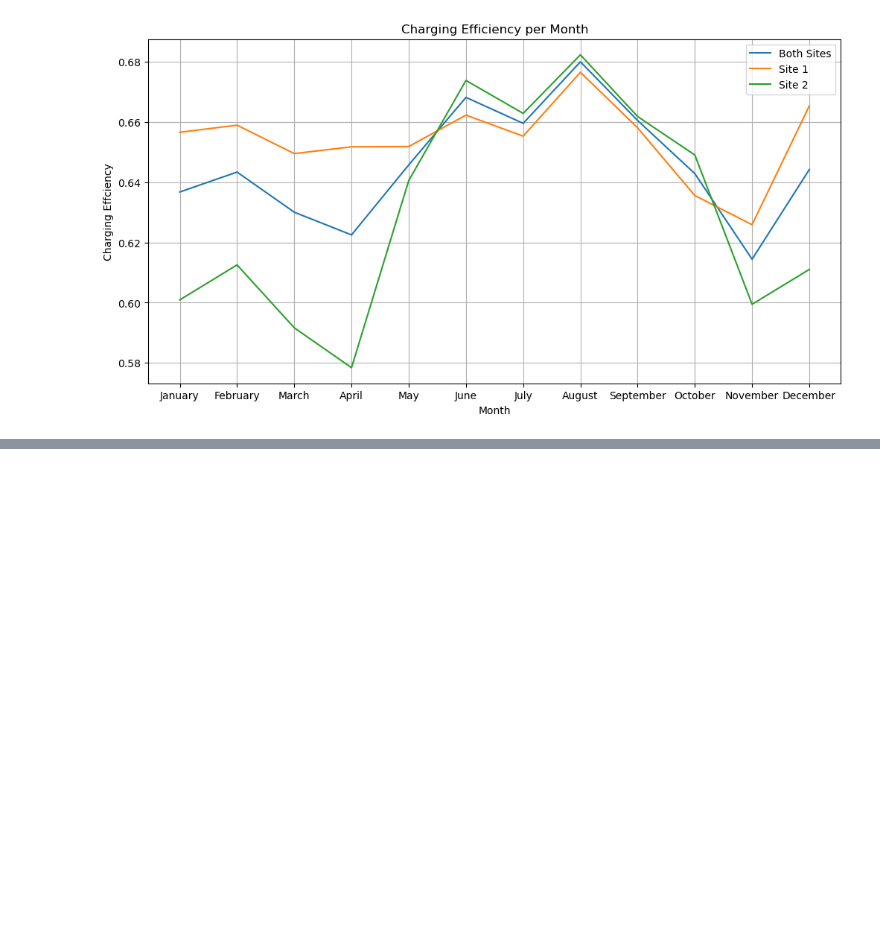
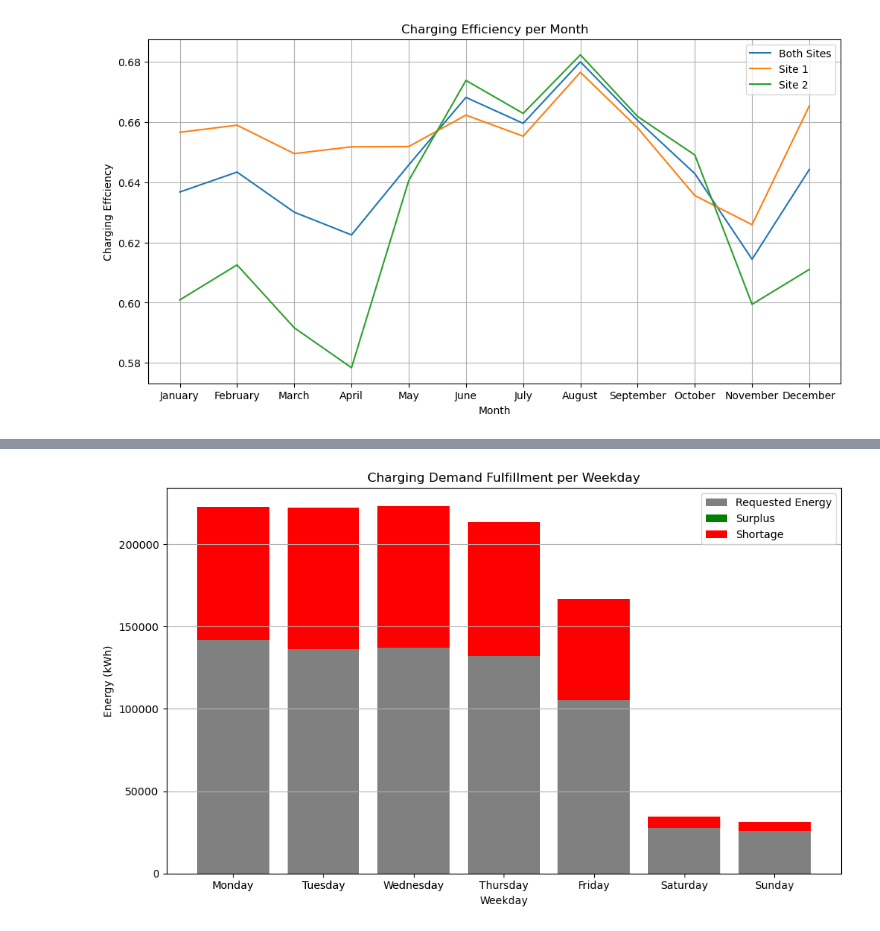
Before and after one commit to JakobJetter/AA_Project_WS2526, a Jupyter notebook: 02_Descriptive_Analytics/key_performance_indicators.ipynb, the cells around one changed output, grey strips where cells are left out. Saved outputs shown, nothing was run; the diff lists cells and outputs as text; code cells hidden in the pictures; blank space fills up the shorter version.

```diff
--- a/02_Descriptive_Analytics/key_performance_indicators.ipynb
+++ b/02_Descriptive_Analytics/key_performance_indicators.ipynb
@@ -295,0 +410,46 @@ plt.show()
+# %%
+weekday_energy = (charging_data_weekdays[["lastKWhRequested", "kWhDelivered"]].sum())
+
+# delivered > requested
+weekday_energy["surplus"] = (weekday_energy["kWhDelivered"] - weekday_energy["lastKWhRequested"]).clip(lower=0)
+
+# delivered < requested
+weekday_energy["shortage"] = (weekday_energy["lastKWhRequested"] - weekday_energy["kWhDelivered"]).clip(lower=0)
+
+# fulfilled demand
+weekday_energy["fulfilled"] = weekday_energy["lastKWhRequested"] - weekday_energy["shortage"]
+
+
+plt.figure(figsize=(10, 6))
+
+# grey = fulfilled demand
+plt.bar(weekdays, weekday_energy["fulfilled"], color="grey", label="Requested Energy")
+
+# green = surplus
+plt.bar(
+    weekdays,
+    weekday_energy["surplus"],
+    bottom=weekday_energy["fulfilled"],
+    color="green",
+    label="Surplus"
+)
+
+# red = shortage
+plt.bar(
+    weekdays,
+    weekday_energy["shortage"],
+    bottom=weekday_energy["fulfilled"],
+    color="red",
+    label="Shortage"
+)
+
+plt.xlabel("Weekday")
+plt.ylabel("Energy (kWh)")
+plt.title("Charging Demand Fulfillment per Weekday")
+plt.xticks(ticks=range(7), labels=weekdays)
+plt.legend()
+plt.grid(axis="y")
+plt.tight_layout()
+plt.show()
+# %% [output]
+[figure, added]
```
Also changed, not shown: parts of 26 cells of this notebook.
